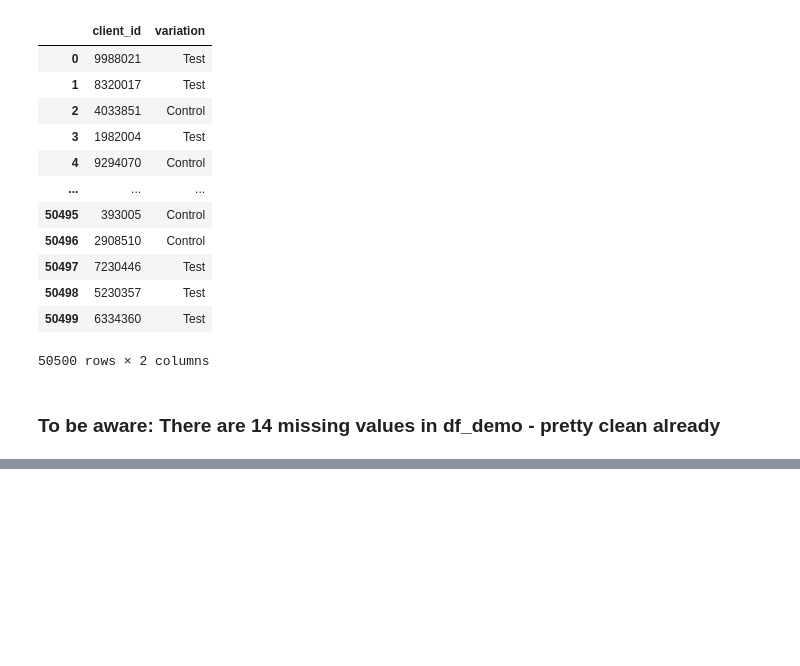
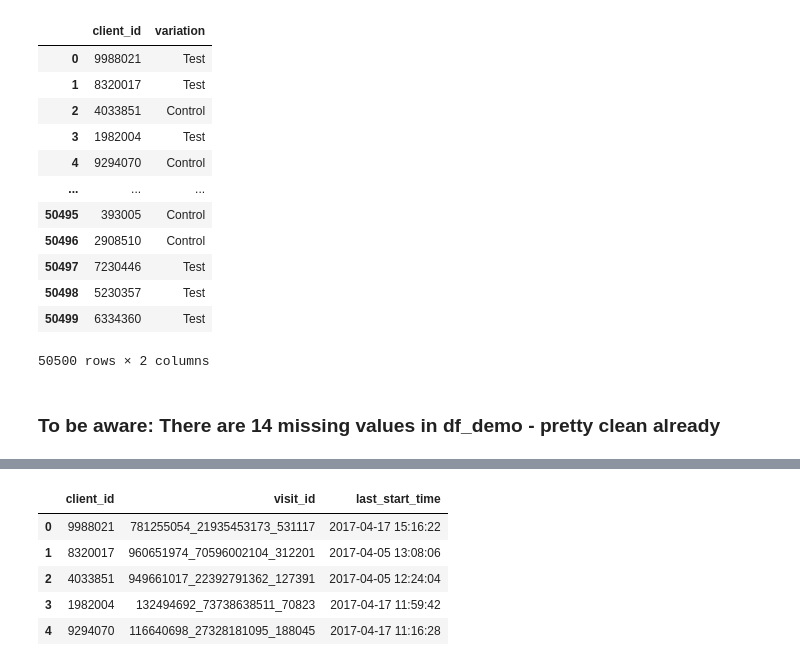
Before and after one commit to rachelv2/vanguard-ab-test, a Jupyter notebook: notebooks/data_cleaning_rachel.ipynb, the cells around one changed output, grey strips where cells are left out. Drawn from its saved outputs; the diff is of its cells as text; code cells hidden in the pictures; blank space fills up the shorter version.

```diff
--- a/notebooks/data_cleaning_rachel.ipynb
+++ b/notebooks/data_cleaning_rachel.ipynb
@@ -157,0 +197,19 @@ df_experiment
+# %%
+# Identify which visit that last start belongs to
+last_start_visits = (
+    df_web[df_web['process_step'] == 'start']
+    .merge(last_starts, on='client_id', how='inner')
+)
+
+last_start_visits = last_start_visits[
+    last_start_visits['date_time'] == last_start_visits['last_start_time']
+][['client_id', 'visit_id', 'last_start_time']].drop_duplicates()
+
+last_start_visits.head()
+# %% [output]
+|  | client_id | visit_id | last_start_time |
+| 0 | 9988021 | 781255054_21935453173_531117 | 2017-04-17 15:16:22 |
+| 1 | 8320017 | 960651974_70596002104_312201 | 2017-04-05 13:08:06 |
+| 2 | 4033851 | 949661017_22392791362_127391 | 2017-04-05 12:24:04 |
+| 3 | 1982004 | 132494692_73738638511_70823 | 2017-04-17 11:59:42 |
+| 4 | 9294070 | 116640698_27328181095_188045 | 2017-04-17 11:16:28 |
```
Also changed, not shown: parts of 8 cells of this notebook, 1 other file.
